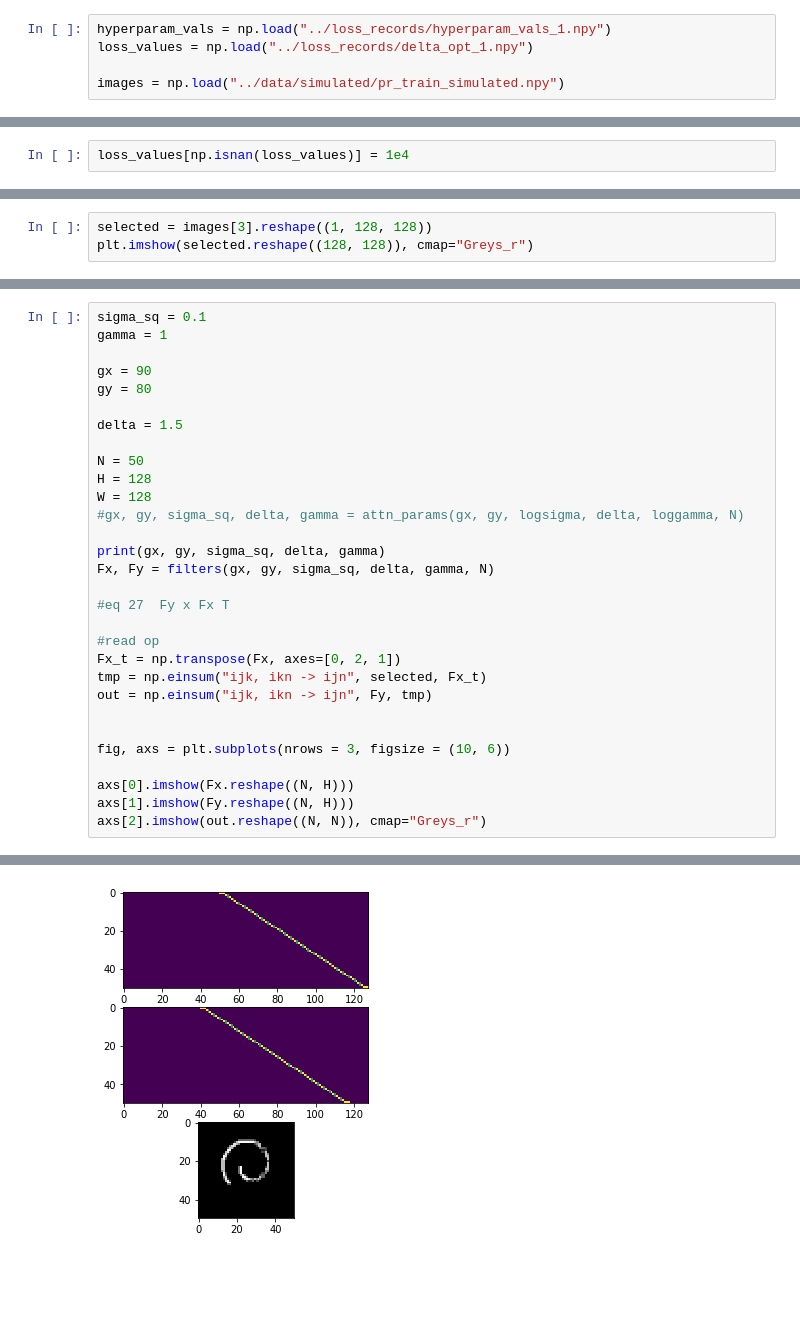
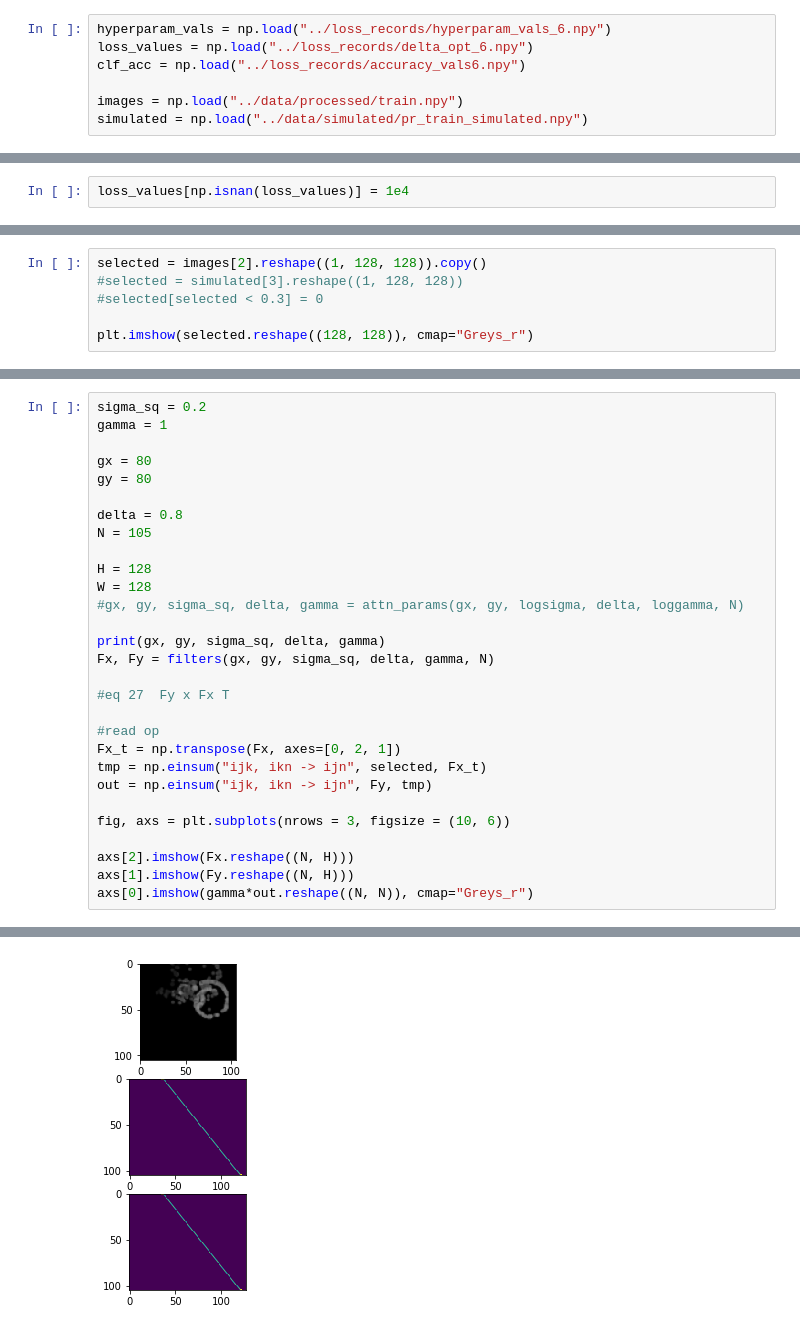
Before and after one commit to ATTPC/VAE-event-classification, a Jupyter notebook: notebooks/exploring_hyperparams.ipynb, the cells around one changed output, grey strips where cells are left out. Saved outputs shown, nothing was run; the diff lists cells and outputs as text; blank space fills up the shorter version.

```diff
--- a/notebooks/exploring_hyperparams.ipynb
+++ b/notebooks/exploring_hyperparams.ipynb
@@ -8,10 +10,12 @@ sys.path.append("../src")
 from numpy_filterbank import *
 %matplotlib inline
 # %%
-hyperparam_vals = np.load("../loss_records/hyperparam_vals_1.npy")
-loss_values = np.load("../loss_records/delta_opt_1.npy")
+hyperparam_vals = np.load("../loss_records/hyperparam_vals_6.npy")
+loss_values = np.load("../loss_records/delta_opt_6.npy")
+clf_acc = np.load("../loss_records/accuracy_vals6.npy")
 
-images = np.load("../data/simulated/pr_train_simulated.npy")
+images = np.load("../data/processed/train.npy")
+simulated = np.load("../data/simulated/pr_train_simulated.npy")
 # %%
 loss_values.shape
 # %% [output]
@@ -58,5 +134,8 @@ plt.tight_layout()
 # %%
-selected = images[3].reshape((1, 128, 128))
+selected = images[2].reshape((1, 128, 128)).copy()
+#selected = simulated[3].reshape((1, 128, 128))
+#selected[selected < 0.3] = 0
+
 plt.imshow(selected.reshape((128, 128)), cmap="Greys_r")
 # %% [output]
 <matplotlib.image.AxesImage at 0x...>
@@ -64,13 +143,13 @@ plt.imshow(selected.reshape((128, 128)), cmap="Greys_r")
 # %%
-sigma_sq = 0.1
+sigma_sq = 0.2
 gamma = 1
 
-gx = 90
+gx = 80
 gy = 80
 
-delta = 1.5
+delta = 0.8
+N = 105
 
-N = 50
 H = 128
 W = 128
 #gx, gy, sigma_sq, delta, gamma = attn_params(gx, gy, logsigma, delta, loggamma, N)
@@ -85,10 +164,9 @@ Fx_t = np.transpose(Fx, axes=[0, 2, 1])
 tmp = np.einsum("ijk, ikn -> ijn", selected, Fx_t)
 out = np.einsum("ijk, ikn -> ijn", Fy, tmp)
 
-
 fig, axs = plt.subplots(nrows = 3, figsize = (10, 6))
 
-axs[0].imshow(Fx.reshape((N, H)))
+axs[2].imshow(Fx.reshape((N, H)))
 axs[1].imshow(Fy.reshape((N, H)))
-axs[2].imshow(out.reshape((N, N)), cmap="Greys_r")
+axs[0].imshow(gamma*out.reshape((N, N)), cmap="Greys_r")
 # %% [output]
@@ -96,2 +174,2 @@ axs[2].imshow(out.reshape((N, N)), cmap="Greys_r")
 <matplotlib.image.AxesImage at 0x...>
-[figure, old version]
+[figure, new version]
```
Also changed, not shown: parts of 13 cells of this notebook, 23 other files.
